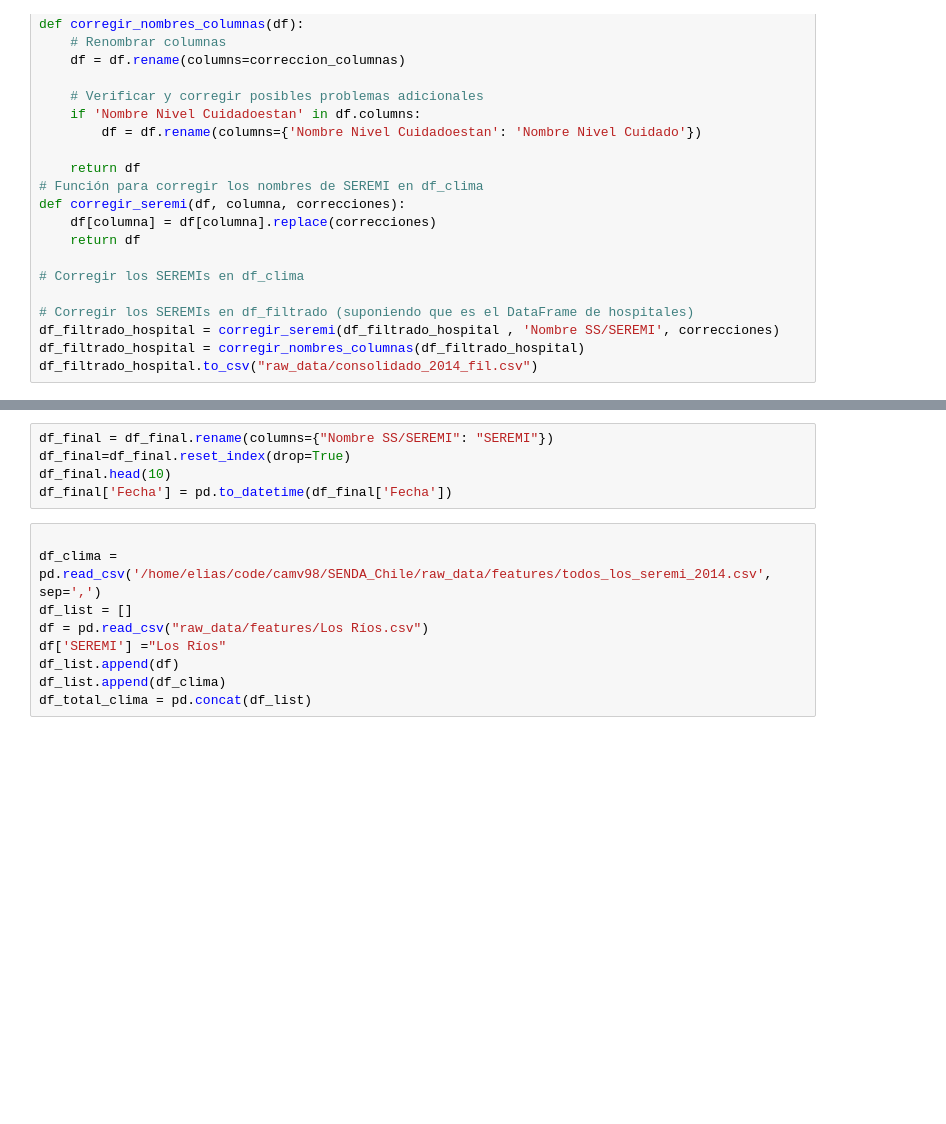
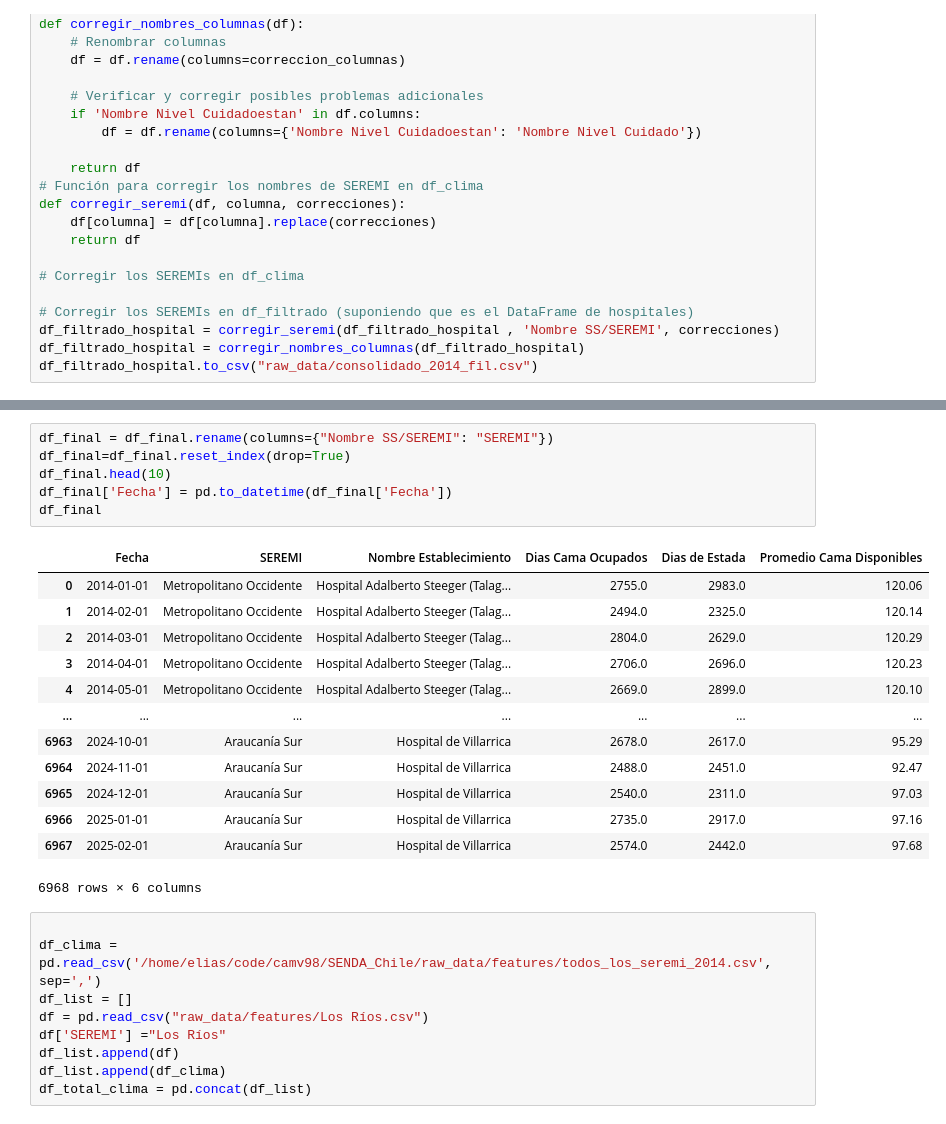
Before and after one commit to camv98/SENDA_Chile, a Jupyter notebook: Modelos_elias.ipynb, the cells around one changed output, grey strips where cells are left out. Drawn from its saved outputs; the diff is of its cells as text; blank space fills up the shorter version.

```diff
--- a/Modelos_elias.ipynb
+++ b/Modelos_elias.ipynb
@@ -97,8 +115,23 @@ Registros finales: 6968
 # %%
 df_final = df_final.rename(columns={"Nombre SS/SEREMI": "SEREMI"})
 df_final=df_final.reset_index(drop=True)
 df_final.head(10)
 df_final['Fecha'] = pd.to_datetime(df_final['Fecha'])
+df_final
+# %% [output]
+|  | Fecha | SEREMI | Nombre Establecimiento | Dias Cama Ocupados | Dias de Estada | Promedio Cama Disponibles |
+| 0 | 2014-01-01 | Metropolitano Occidente | Hospital Adalberto Steeger (Talag... | 2755.0 | 2983.0 | 120.06 |
+| 1 | 2014-02-01 | Metropolitano Occidente | Hospital Adalberto Steeger (Talag... | 2494.0 | 2325.0 | 120.14 |
+| 2 | 2014-03-01 | Metropolitano Occidente | Hospital Adalberto Steeger (Talag... | 2804.0 | 2629.0 | 120.29 |
+| 3 | 2014-04-01 | Metropolitano Occidente | Hospital Adalberto Steeger (Talag... | 2706.0 | 2696.0 | 120.23 |
+| 4 | 2014-05-01 | Metropolitano Occidente | Hospital Adalberto Steeger (Talag... | 2669.0 | 2899.0 | 120.10 |
+| ... | ... | ... | ... | ... | ... | ... |
+| 6963 | 2024-10-01 | Araucanía Sur | Hospital de Villarrica | 2678.0 | 2617.0 | 95.29 |
+| 6964 | 2024-11-01 | Araucanía Sur | Hospital de Villarrica | 2488.0 | 2451.0 | 92.47 |
+| 6965 | 2024-12-01 | Araucanía Sur | Hospital de Villarrica | 2540.0 | 2311.0 | 97.03 |
+| 6966 | 2025-01-01 | Araucanía Sur | Hospital de Villarrica | 2735.0 | 2917.0 | 97.16 |
+| 6967 | 2025-02-01 | Araucanía Sur | Hospital de Villarrica | 2574.0 | 2442.0 | 97.68 |
+6968 rows × 6 columns
 # %%
 
 df_clima = pd.read_csv('/home/elias/code/camv98/SENDA_Chile/raw_data/features/todos_los_seremi_2014.csv', sep=',')
```
Also changed, not shown: parts of 17 cells of this notebook.
